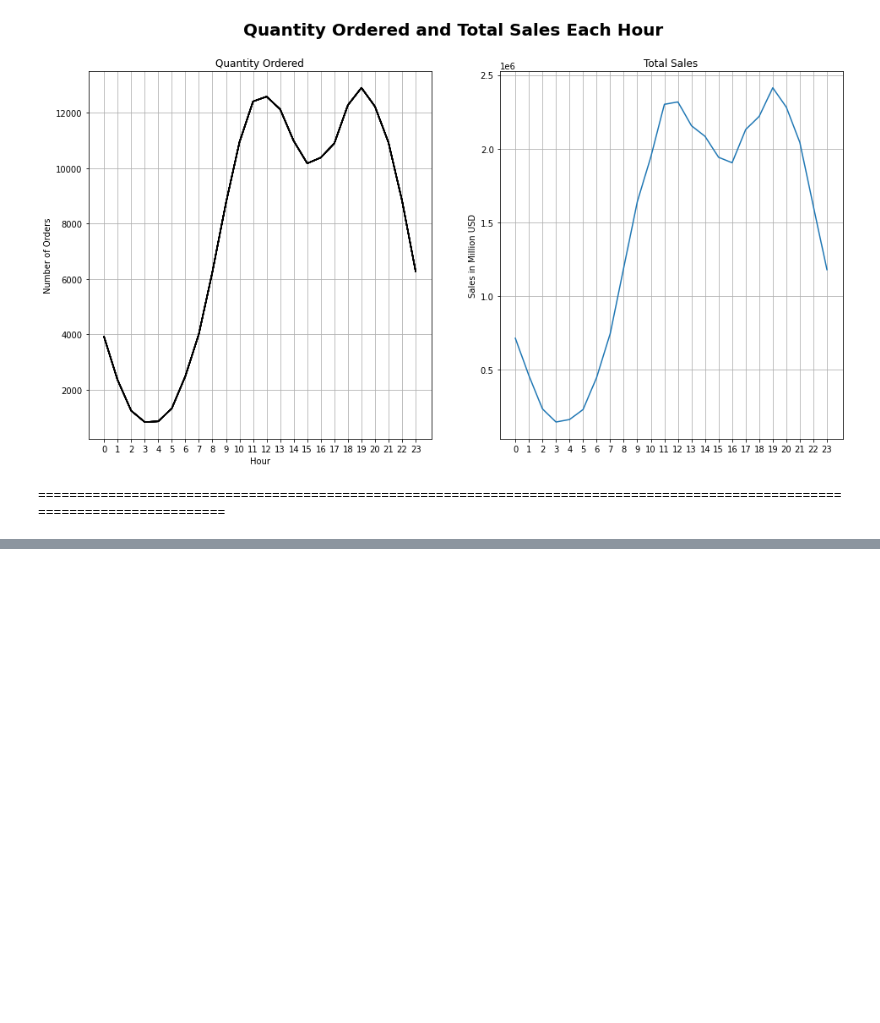
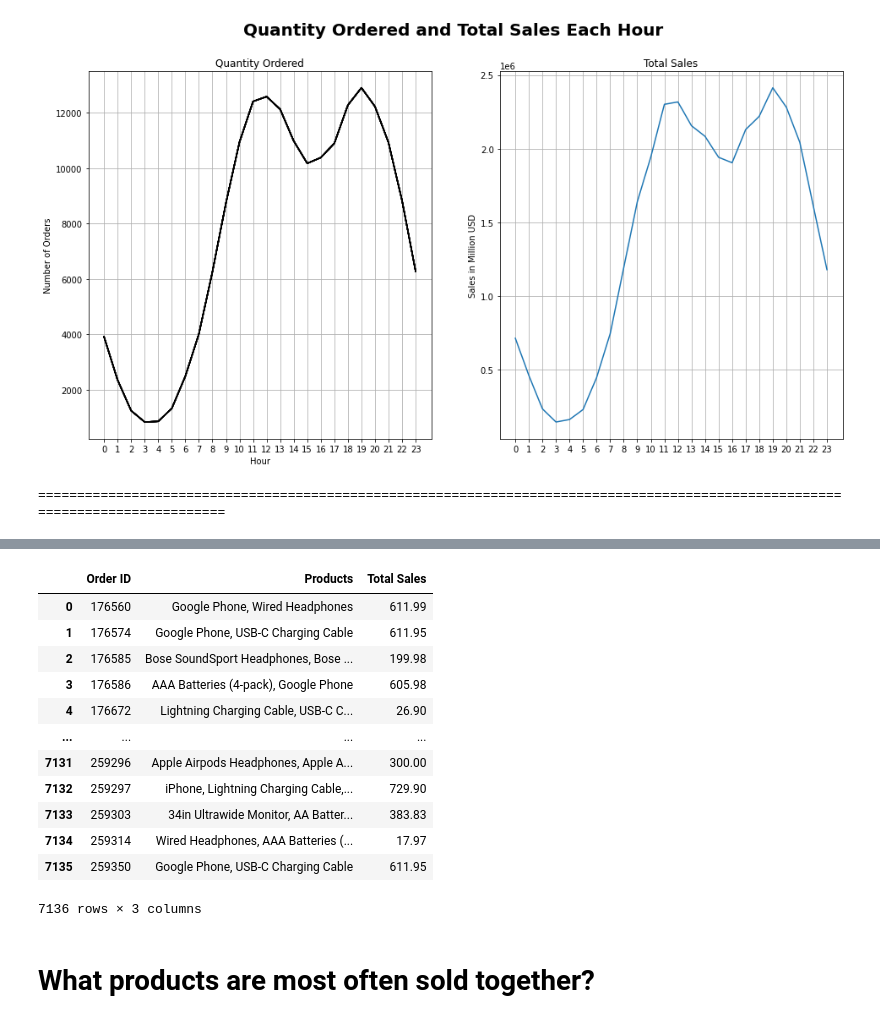
Before and after one commit to hafizadit/Learn-Pandas-Data-Science-, a Jupyter notebook: analisis.ipynb, the cells around one changed output, grey strips where cells are left out. Cells and saved outputs as stored; diff of their text form; code cells hidden in the pictures; blank space fills up the shorter version.

```diff
--- a/analisis.ipynb
+++ b/analisis.ipynb
@@ -225,0 +256,18 @@ print("="*127)
+# %%
+all_together
+# %% [output]
+|  | Order ID | Products | Total Sales |
+| 0 | 176560 | Google Phone, Wired Headphones | 611.99 |
+| 1 | 176574 | Google Phone, USB-C Charging Cable | 611.95 |
+| 2 | 176585 | Bose SoundSport Headphones, Bose ... | 199.98 |
+| 3 | 176586 | AAA Batteries (4-pack), Google Phone | 605.98 |
+| 4 | 176672 | Lightning Charging Cable, USB-C C... | 26.90 |
+| ... | ... | ... | ... |
+| 7131 | 259296 | Apple Airpods Headphones, Apple A... | 300.00 |
+| 7132 | 259297 | iPhone, Lightning Charging Cable,... | 729.90 |
+| 7133 | 259303 | 34in Ultrawide Monitor, AA Batter... | 383.83 |
+| 7134 | 259314 | Wired Headphones, AAA Batteries (... | 17.97 |
+| 7135 | 259350 | Google Phone, USB-C Charging Cable | 611.95 |
+7136 rows × 3 columns
+# %% [markdown]
+# What products are most often sold together?
```
Also changed, not shown: parts of 8 cells of this notebook.
